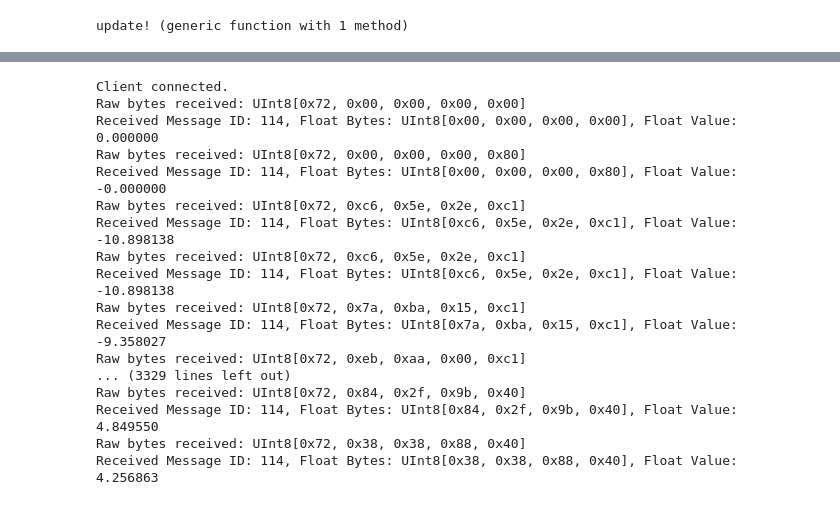
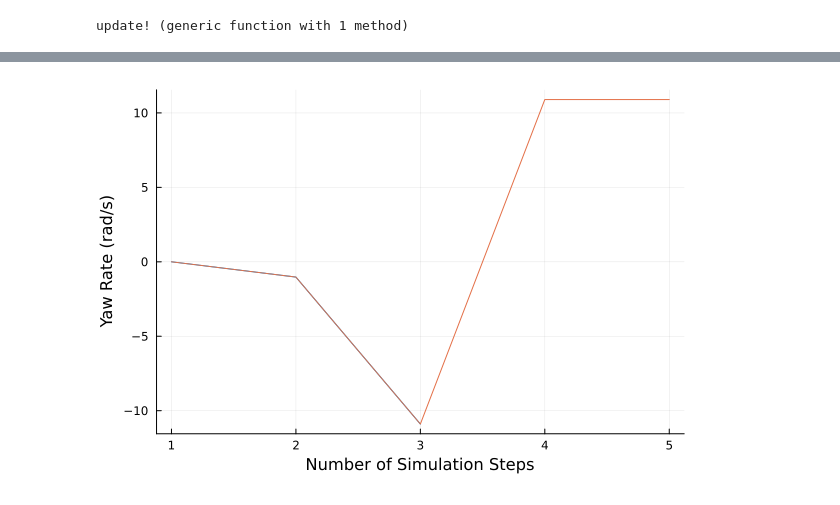
Before and after one commit to PavloVlastos/simple-vehicle-sim, a Jupyter notebook: ST_yaw_rate/ST_yaw_rate.ipynb, the cells around one changed output, grey strips where cells are left out. Drawn from its saved outputs; the diff is of its cells as text; code cells hidden in the pictures.

```diff
--- a/ST_yaw_rate/ST_yaw_rate.ipynb
+++ b/ST_yaw_rate/ST_yaw_rate.ipynb
@@ -63,3 +98,3 @@ Task (runnable) @0x000075c9a21ea0e0
 # %%
-# mdp = AdaStress.ASTMDP(simple_vehicle())
-# mdp.reward.event_bonus = 100.0
+mdp = AdaStress.ASTMDP(simple_vehicle())
+mdp.reward.event_bonus = 100.0
@@ -69,24 +111,10 @@ Task (runnable) @0x000075c9a21ea0e0
 # %%
-# p = plot(legend=false)
-# for (result, r) in sol
-#     AdaStress.replay!(mdp, result)
-#     plot!(p, mdp.sim.log)
-# end
+p = plot(legend=false)
+for (result, r) in sol
+    AdaStress.replay!(mdp, result)
+    plot!(p, mdp.sim.log, xlabel="Number of Simulation Steps", ylabel="Yaw Rate (rad/s)")
+
+end
+p
 # %% [output]
-Client connected.
-Raw bytes received: UInt8[0x72, 0x00, 0x00, 0x00, 0x00]
-Received Message ID: 114, Float Bytes: UInt8[0x00, 0x00, 0x00, 0x00], Float Value: 0.000000
-Raw bytes received: UInt8[0x72, 0x00, 0x00, 0x00, 0x80]
-Received Message ID: 114, Float Bytes: UInt8[0x00, 0x00, 0x00, 0x80], Float Value: -0.000000
-Raw bytes received: UInt8[0x72, 0xc6, 0x5e, 0x2e, 0xc1]
-Received Message ID: 114, Float Bytes: UInt8[0xc6, 0x5e, 0x2e, 0xc1], Float Value: -10.898138
-Raw bytes received: UInt8[0x72, 0xc6, 0x5e, 0x2e, 0xc1]
-Received Message ID: 114, Float Bytes: UInt8[0xc6, 0x5e, 0x2e, 0xc1], Float Value: -10.898138
-Raw bytes received: UInt8[0x72, 0x7a, 0xba, 0x15, 0xc1]
-Received Message ID: 114, Float Bytes: UInt8[0x7a, 0xba, 0x15, 0xc1], Float Value: -9.358027
-Raw bytes received: UInt8[0x72, 0xeb, 0xaa, 0x00, 0xc1]
-... (3329 lines left out)
-Raw bytes received: UInt8[0x72, 0x84, 0x2f, 0x9b, 0x40]
-Received Message ID: 114, Float Bytes: UInt8[0x84, 0x2f, 0x9b, 0x40], Float Value: 4.849550
-Raw bytes received: UInt8[0x72, 0x38, 0x38, 0x88, 0x40]
-Received Message ID: 114, Float Bytes: UInt8[0x38, 0x38, 0x88, 0x40], Float Value: 4.256863
+[figure, added]
```
Also changed, not shown: parts of 11 cells of this notebook, 4 other files.
